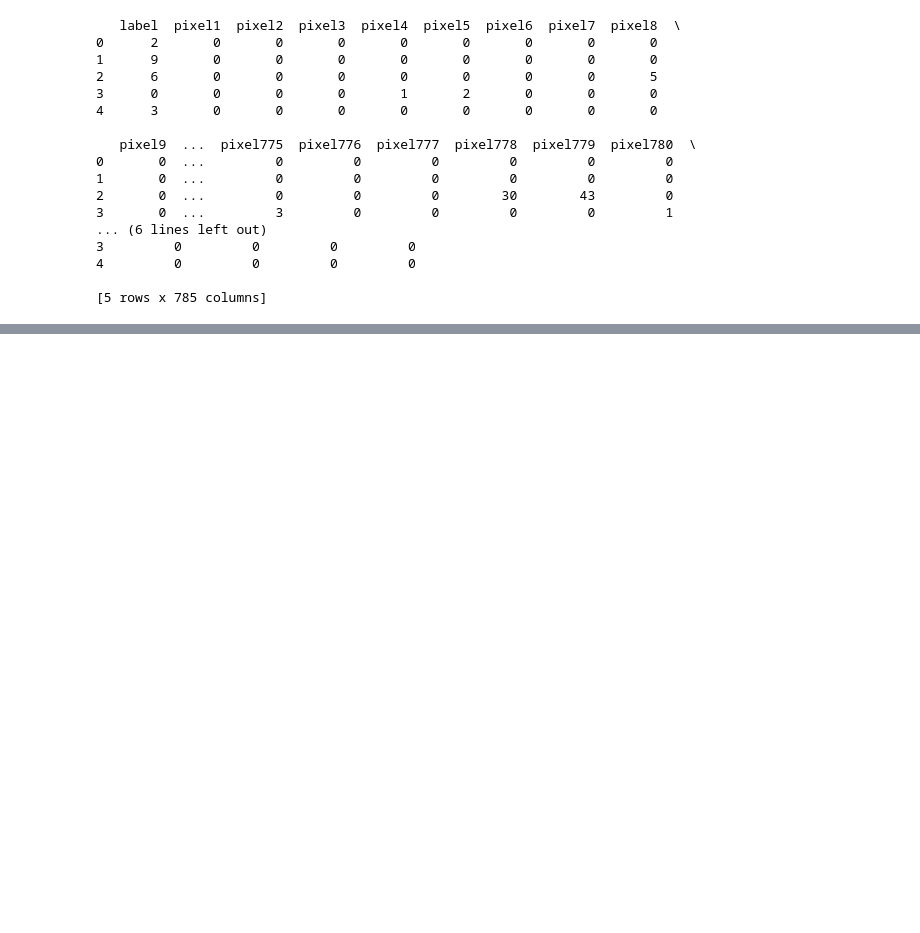
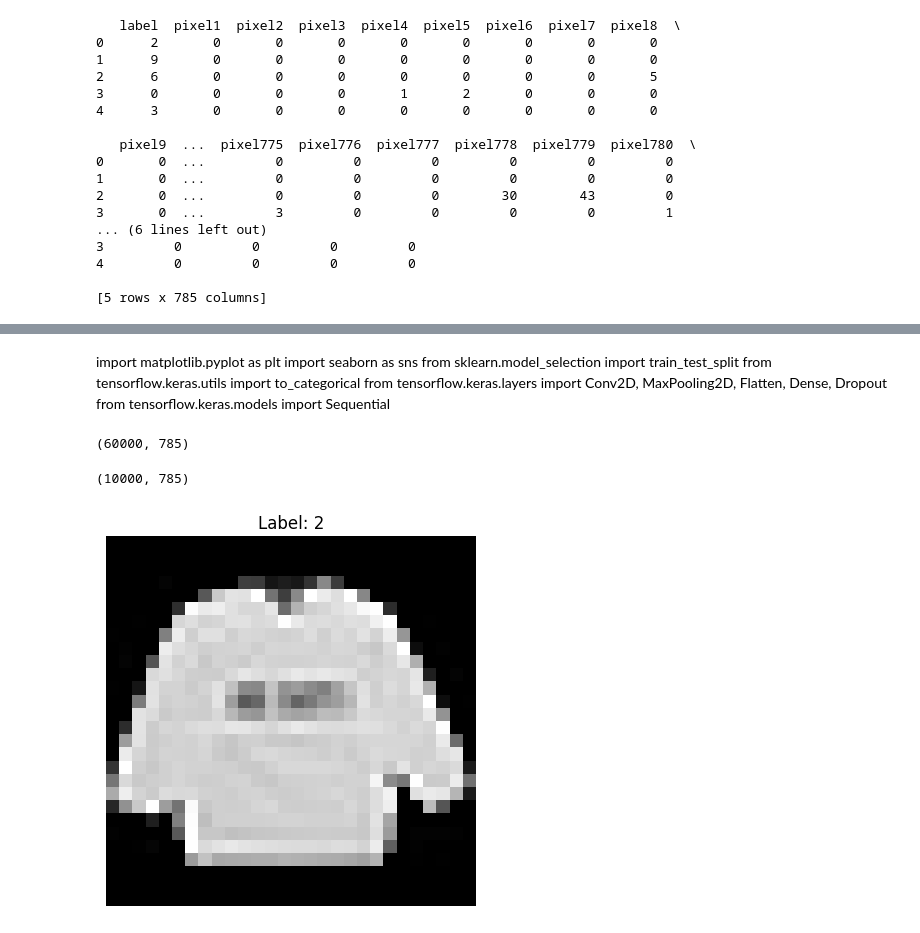
Before and after one commit to Vu-PTIT/LearnAi_Vu, a Jupyter notebook: Bao_cao_TuanVu_Tuan6/Thuc_hanh/fashion.ipynb, the cells around one changed output, grey strips where cells are left out. Saved outputs shown, nothing was run; the diff lists cells and outputs as text; code cells hidden in the pictures; blank space fills up the shorter version.

```diff
--- a/Bao_cao_TuanVu_Tuan6/Thuc_hanh/fashion.ipynb
+++ b/Bao_cao_TuanVu_Tuan6/Thuc_hanh/fashion.ipynb
@@ -72,0 +64,7 @@ ModuleNotFoundError: No module named 'matplotlib'
+# %% [markdown]
+import matplotlib.pyplot as plt
+import seaborn as sns
+from sklearn.model_selection import train_test_split
+from tensorflow.keras.utils import to_categorical
+from tensorflow.keras.layers import Conv2D, MaxPooling2D, Flatten, Dense, Dropout
+from tensorflow.keras.models import Sequential
@@ -72,0 +78,20 @@ ModuleNotFoundError: No module named 'matplotlib'
+# %%
+train_df.shape
+# %% [output]
+(60000, 785)
+# %%
+test_df.shape
+# %% [output]
+(10000, 785)
+# %%
+def show_image(index):
+    label = train_df.iloc[index, 0]
+    pixels = train_df.iloc[index, 1:].values.reshape(28, 28)
+    plt.title(f"Label: {label}")
+    plt.imshow(pixels, cmap='gray')
+    plt.axis('off')
+    plt.show()
+
+show_image(0)
+# %% [output]
+[figure, added]
```
Also changed, not shown: parts of 12 cells of this notebook.
